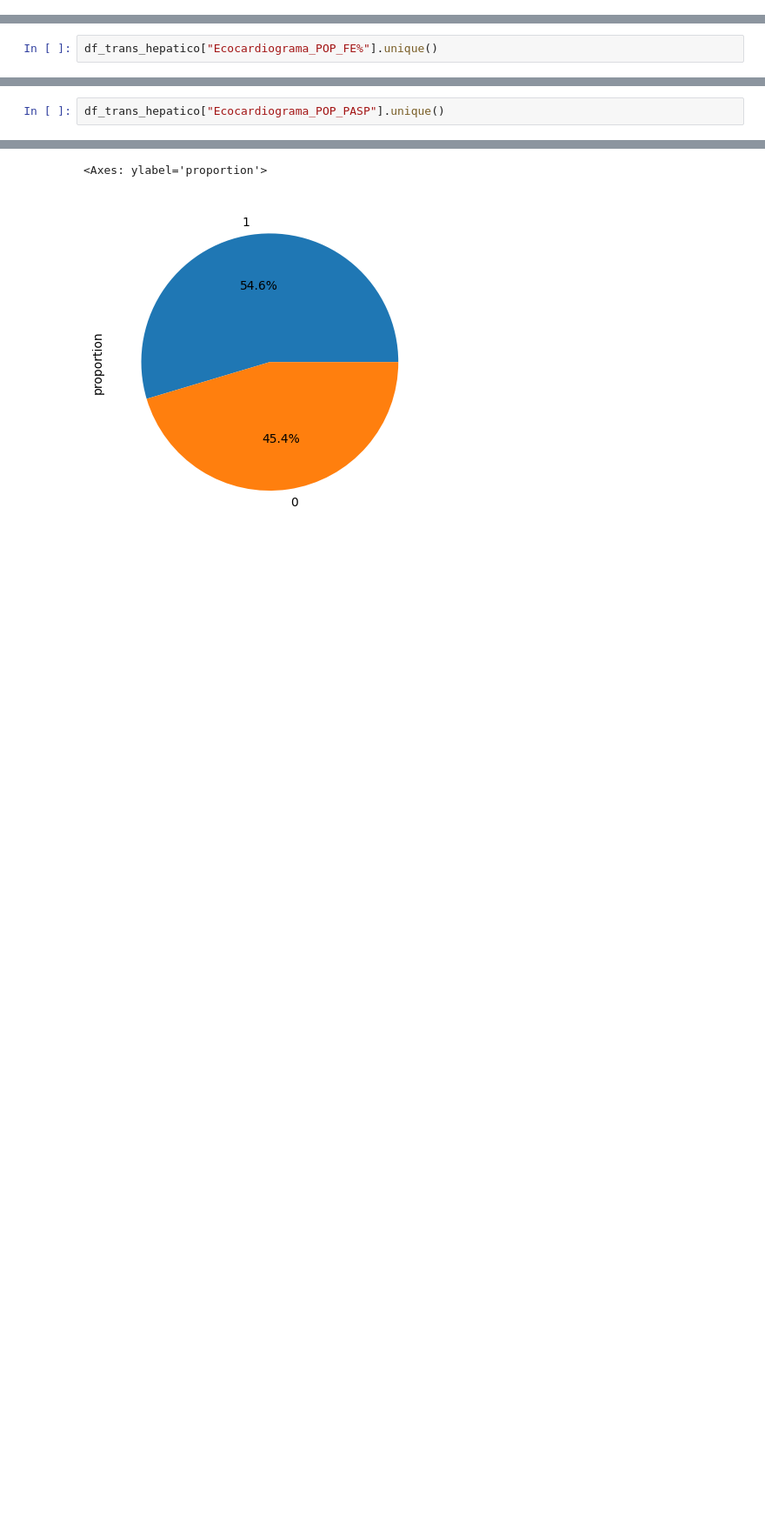
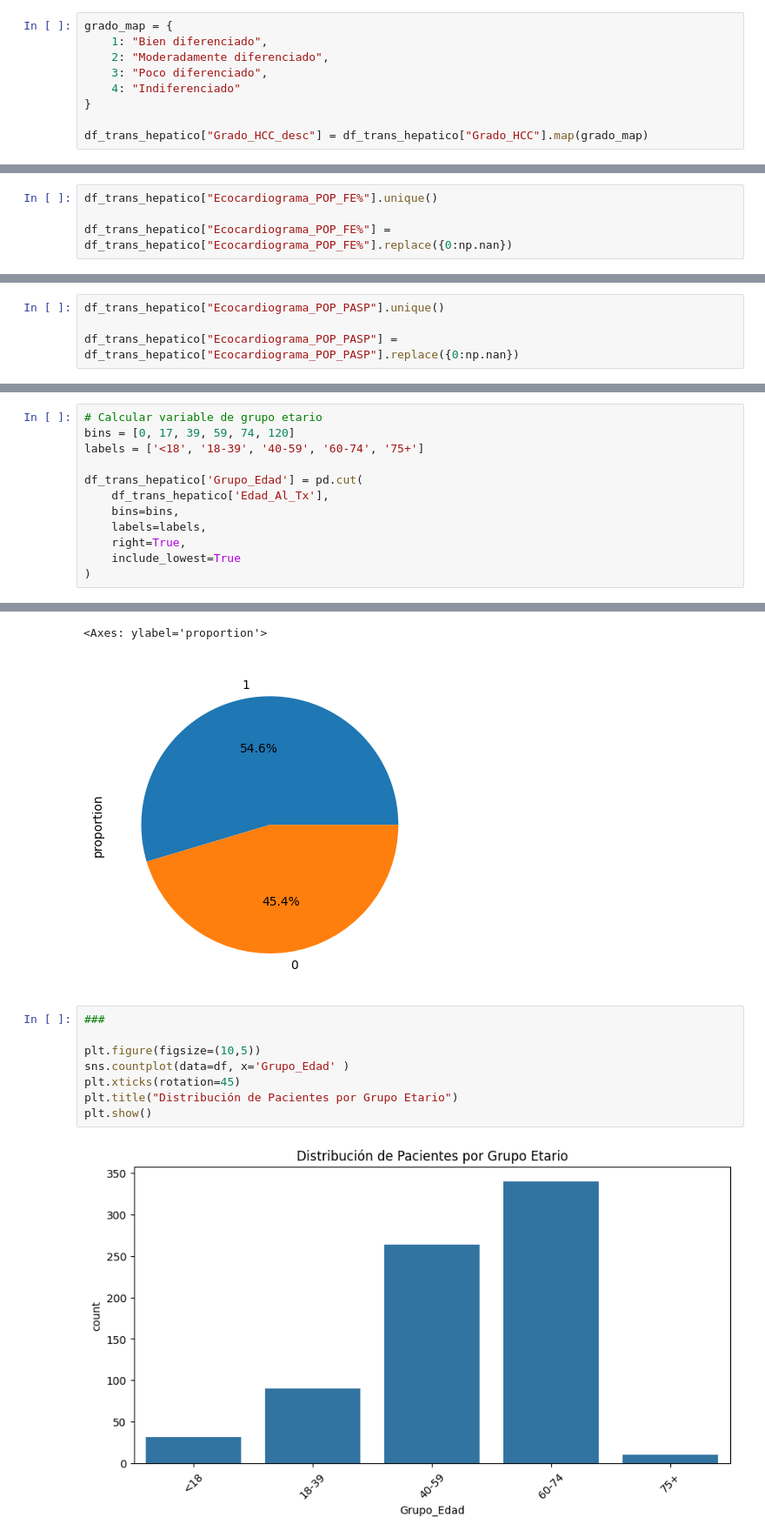
Before and after one commit to Traintain/MINE4101-202520-Proyecto-Transplantes-Hepaticos, a Jupyter notebook: BI_transplante_hepatico_JARM.ipynb, the cells around one changed output, grey strips where cells are left out. Shown at 87% size. Cells and saved outputs as stored; diff of their text form; blank space fills up the shorter version.

```diff
--- a/BI_transplante_hepatico_JARM.ipynb
+++ b/BI_transplante_hepatico_JARM.ipynb
@@ -1241,6 +1241,15 @@ Name: count, dtype: int64
 df_trans_hepatico["Grado_HCC"].unique()
 # %% [output]
 array([nan,  1.,  3.,  2.,  4.])
+# %%
+grado_map = {
+    1: "Bien diferenciado",
+    2: "Moderadamente diferenciado",
+    3: "Poco diferenciado",
+    4: "Indiferenciado"
+}
+
+df_trans_hepatico["Grado_HCC_desc"] = df_trans_hepatico["Grado_HCC"].map(grado_map)
 # %% [markdown]
 ### Estadio
 # %%
@@ -1363,7 +1372,11 @@ df_trans_hepatico[['αFP_Al_Dx', 'AFP_categoria','αFP_Patología','¿Complicaci
 ### Ecocardiograma_POP_FE%
 # %%
 df_trans_hepatico["Ecocardiograma_POP_FE%"].unique()
+
+df_trans_hepatico["Ecocardiograma_POP_FE%"] = df_trans_hepatico["Ecocardiograma_POP_FE%"].replace({0:np.nan})
 # %% [markdown]
 ### Ecocardiograma_POP_PASP
 # %%
 df_trans_hepatico["Ecocardiograma_POP_PASP"].unique()
+
+df_trans_hepatico["Ecocardiograma_POP_PASP"] = df_trans_hepatico["Ecocardiograma_POP_PASP"].replace({0:np.nan})
@@ -1473 +1530,13 @@ df_trans_hepatico[["Tipo_De_Complicación_1","¿Complicación?"]].loc[(df_trans_
+# %%
+# Calcular variable de grupo etario
+bins = [0, 17, 39, 59, 74, 120]
+labels = ['<18', '18-39', '40-59', '60-74', '75+']
+
+df_trans_hepatico['Grupo_Edad'] = pd.cut(
+    df_trans_hepatico['Edad_Al_Tx'],
+    bins=bins,
+    labels=labels,
+    right=True,
+    include_lowest=True
+)
 # %% [markdown]
@@ -1486,3 +1567,13 @@ df['¿Complicación?'].value_counts(normalize=True).plot.pie(autopct='%1.1f%%')
 # %% [output]
 <Axes: ylabel='proportion'>
 [figure]
+# %%
+###
+
+plt.figure(figsize=(10,5))
+sns.countplot(data=df, x='Grupo_Edad' )
+plt.xticks(rotation=45)
+plt.title("Distribución de Pacientes por Grupo Etario")
+plt.show()
+# %% [output]
+[figure, added]
```
Also changed, not shown: parts of 84 cells of this notebook.
